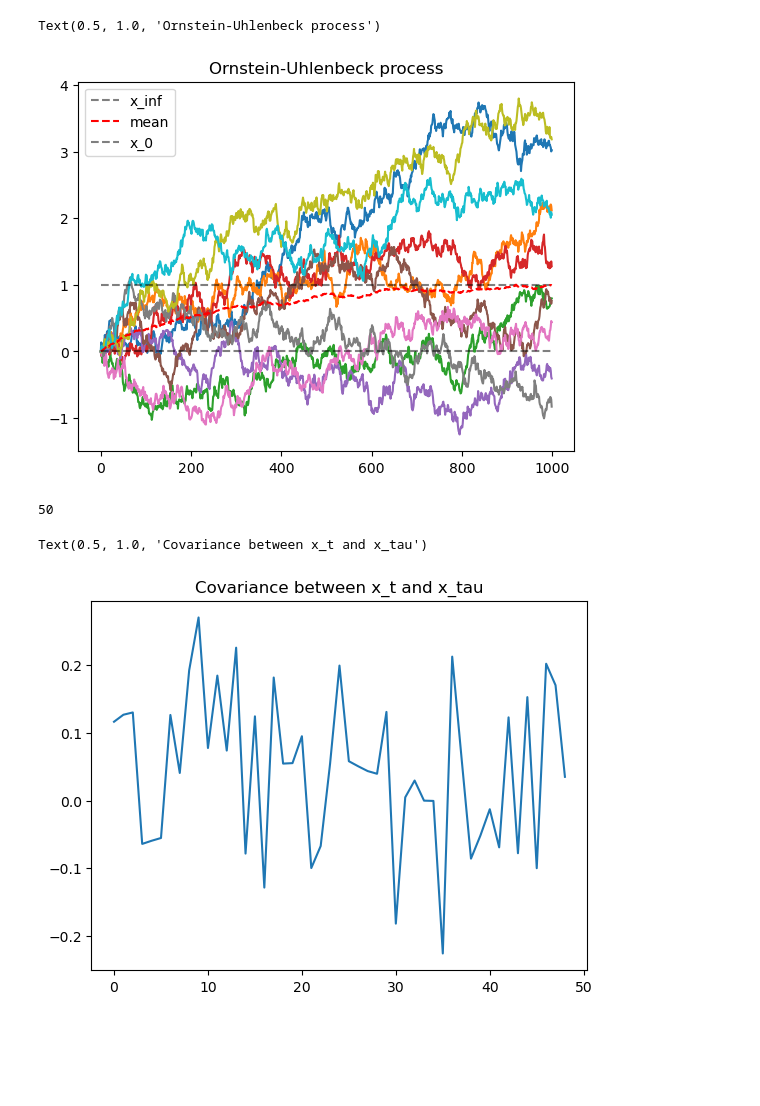
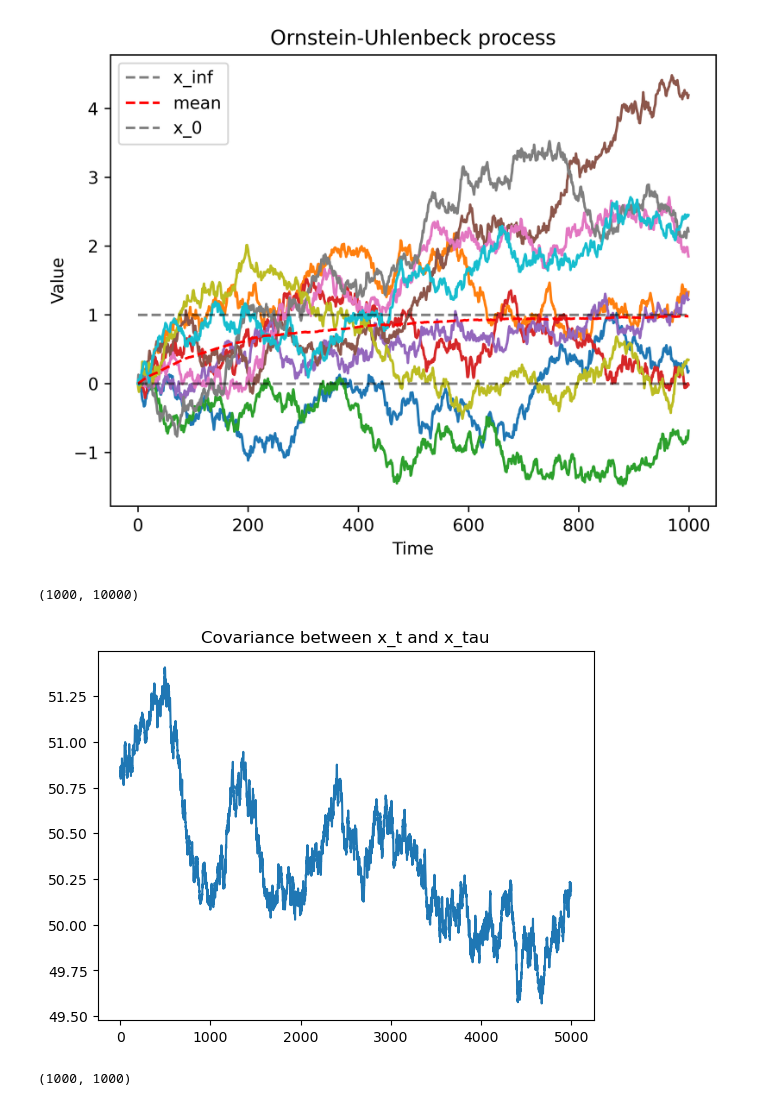
Before and after one commit to AlviseSembenico/MathWork, a Jupyter notebook: SDE/Homework 1/simulation.ipynb, the cells around one changed output. Drawn from its saved outputs; the diff is of its cells as text; code cells hidden in the pictures; blank space fills up the shorter version.

```diff
--- a/SDE/Homework 1/simulation.ipynb
+++ b/SDE/Homework 1/simulation.ipynb
@@ -19,19 +24,22 @@ def simulate_ou(T, size, dt, x_0, x_inf, a, b):
     return x
 # %%
 T = 10
-size = 100
+size = 1000
 dt = 0.01
 x = simulate_ou(T, size, dt, x_0, x_inf, a, b)
 
+plt.figure(dpi=600)
 plt.plot(x.T[:,:10])
 # plot the line x_inf
 plt.plot(np.ones(x.shape[1])*x_inf, 'k--', alpha=0.5, label='x_inf')
 # plot the mean of the process
 plt.plot(np.mean(x, axis=0), 'r--', label='mean')
 # plot x_0
 plt.plot(np.ones(x.shape[1])*x_0, 'k--', alpha=0.5, label='x_0')
 plt.legend()
 plt.title('Ornstein-Uhlenbeck process')
+plt.xlabel('Time')
+plt.ylabel('Value')
+# plt.savefig(path / 'ou_process.png')
 # %% [output]
-Text(0.5, 1.0, 'Ornstein-Uhlenbeck process')
-[figure, old version]
+[figure, new version]
@@ -38,16 +49,30 @@ Text(0.5, 1.0, 'Ornstein-Uhlenbeck process')
 # %%
-T_size = x.shape[0]
+T_size = x.shape[1]
 t = T_size//2
 
-x_t = x[t, :]
+x_inf = 1
+x_0 = 0
+a = 1
+b = 1
+T = 100
+x = simulate_ou(T, size, dt, x_0, x_inf, a, b)
+
+x_t = x[:, t]
 covariance = []
 for i in range(t+1, T_size):
-    x_tau = x[i, :]
+    x_tau = x[:,i]
     covariance.append(np.cov(x_t, x_tau)[0,1])
+    # covariance.append(cov(x_t, x_tau))
 
 plt.plot(covariance, label='Covariance')
 plt.title('Covariance between x_t and x_tau')
+# plt.plot(np.ones(x.shape[1])*(b**2/(2*a)), 'k--', alpha=0.5, label='x_0')
+# plt.plot(x.T[:,:10])
+x.shape
 # %% [output]
-50
+(1000, 10000)
-Text(0.5, 1.0, 'Covariance between x_t and x_tau')
-[figure, old version]
+[figure, new version]
+# %%
+x.shape
+# %% [output]
+(1000, 1000)
```
Also changed, not shown: parts of 2 cells of this notebook, 5 other files.
